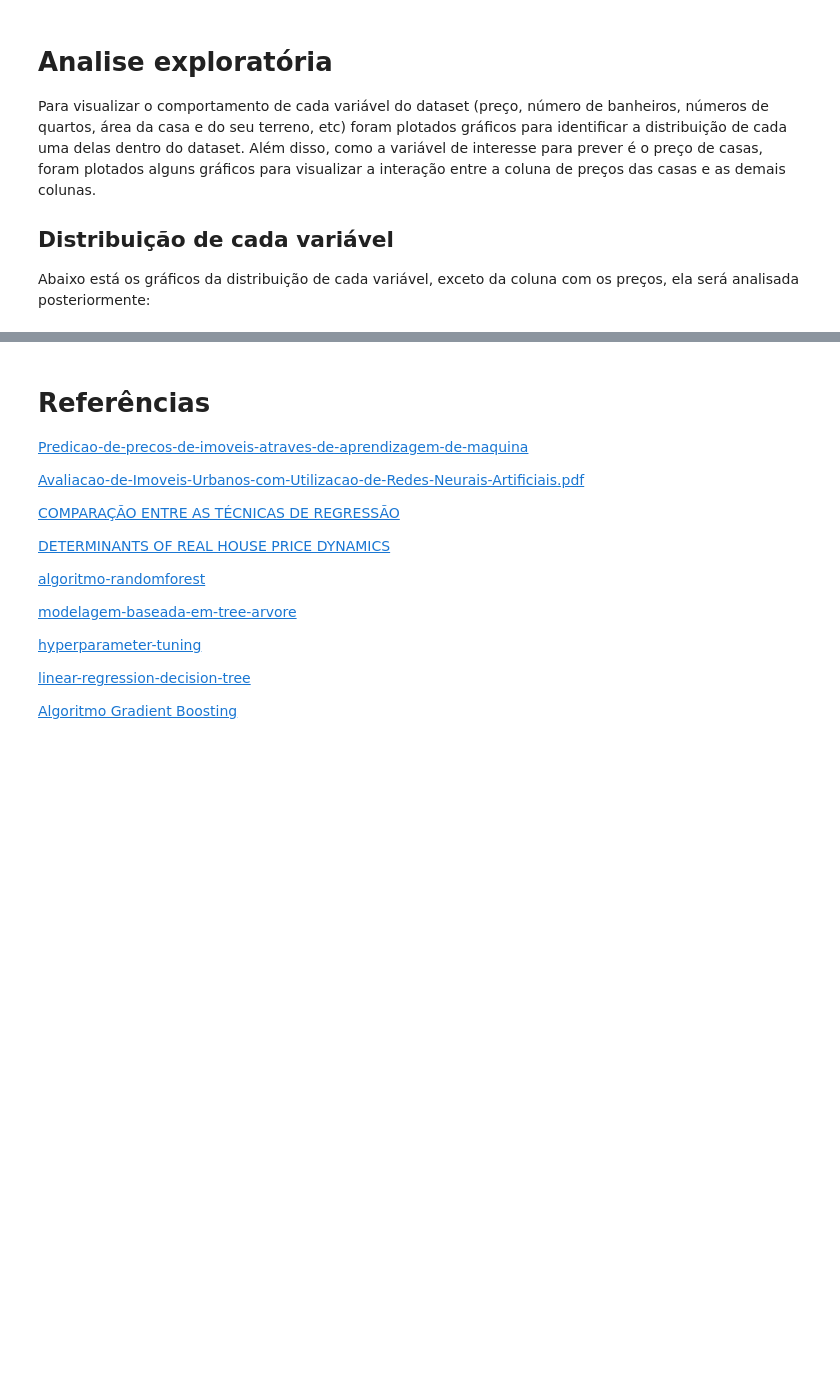
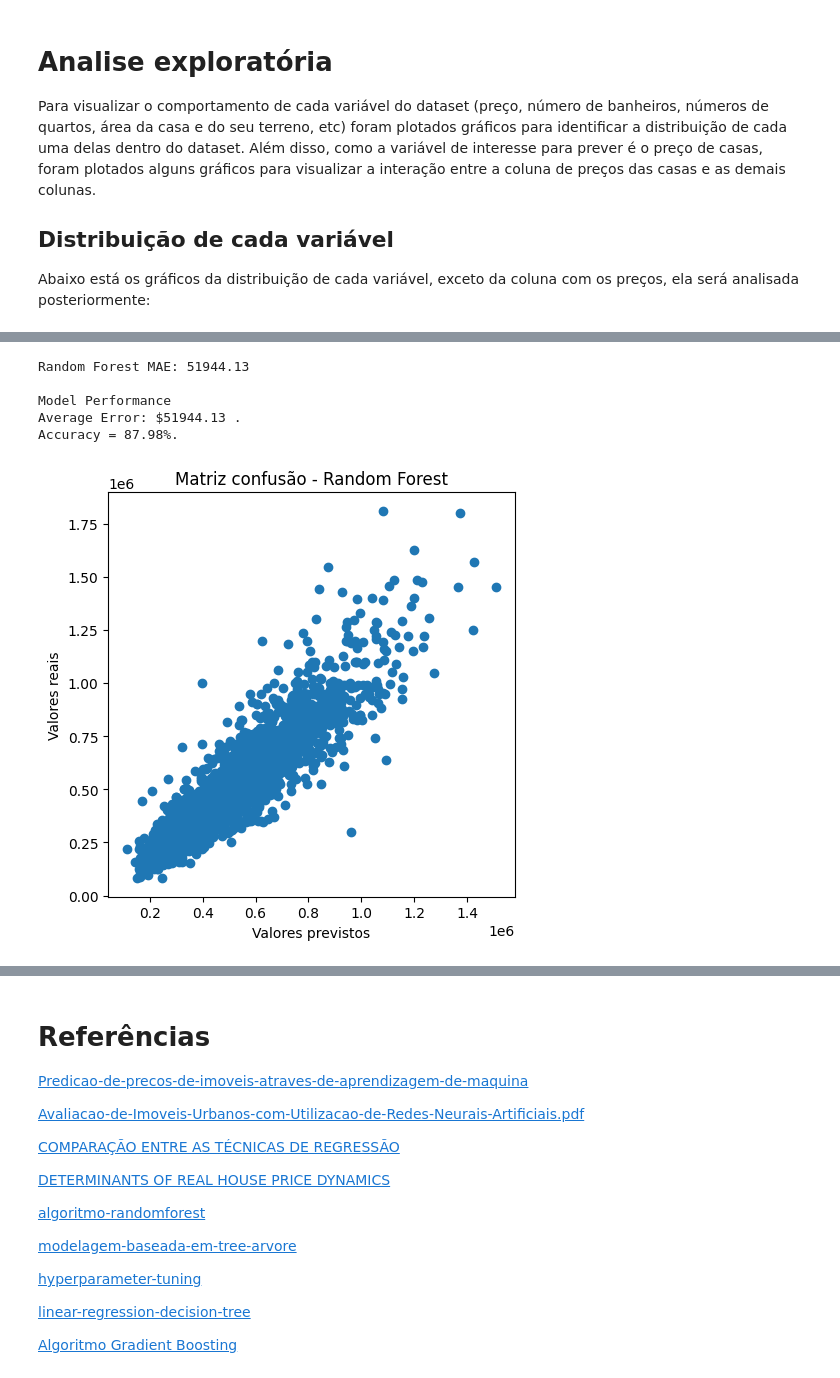
Before and after one commit to delattre1/house-pricing-prediction, a Jupyter notebook: projeto.ipynb, the cells around one changed output, grey strips where cells are left out. Drawn from its saved outputs; the diff is of its cells as text; code cells hidden in the pictures; blank space fills up the shorter version.

```diff
--- a/projeto.ipynb
+++ b/projeto.ipynb
@@ -192,0 +385,25 @@ Abaixo está os gráficos da distribuição de cada variável, exceto da coluna
+# %%
+#criando o modelo usando random forest depois de ja ter tunado
+modelo_randomforest = RandomForestRegressor(random_state=1,n_jobs=6,n_estimators=2000,min_samples_split=5,min_samples_leaf=2,max_depth=50,bootstrap=True)
+modelo_randomforest.fit(xtreino, ytreino)
+rf_predict = modelo_randomforest.predict(xvalidacao)
+rf_mae = mean_absolute_error(rf_predict, yvalidacao)
+#resultado utilisando a função MAE
+print(f'Random Forest MAE: {rf_mae:.2f}\n')
+#resultado utilizando a função evaluate
+base_accuracy = evaluate(modelo_randomforest, xvalidacao, yvalidacao)
+# %% [output]
+Random Forest MAE: 51944.13
+
+Model Performance
+Average Error: $51944.13 .
+Accuracy = 87.98%.
+# %%
+fig1 = plt.figure(figsize=(5.25,5.25))
+plt.scatter(rf_predict,yvalidacao)
+plt.title("Matriz confusão - Random Forest")
+plt.xlabel("Valores previstos")
+plt.ylabel('Valores reais')
+plt.show()
+# %% [output]
+[figure, added]
```
Also changed, not shown: parts of 21 cells of this notebook, 2 other files.
